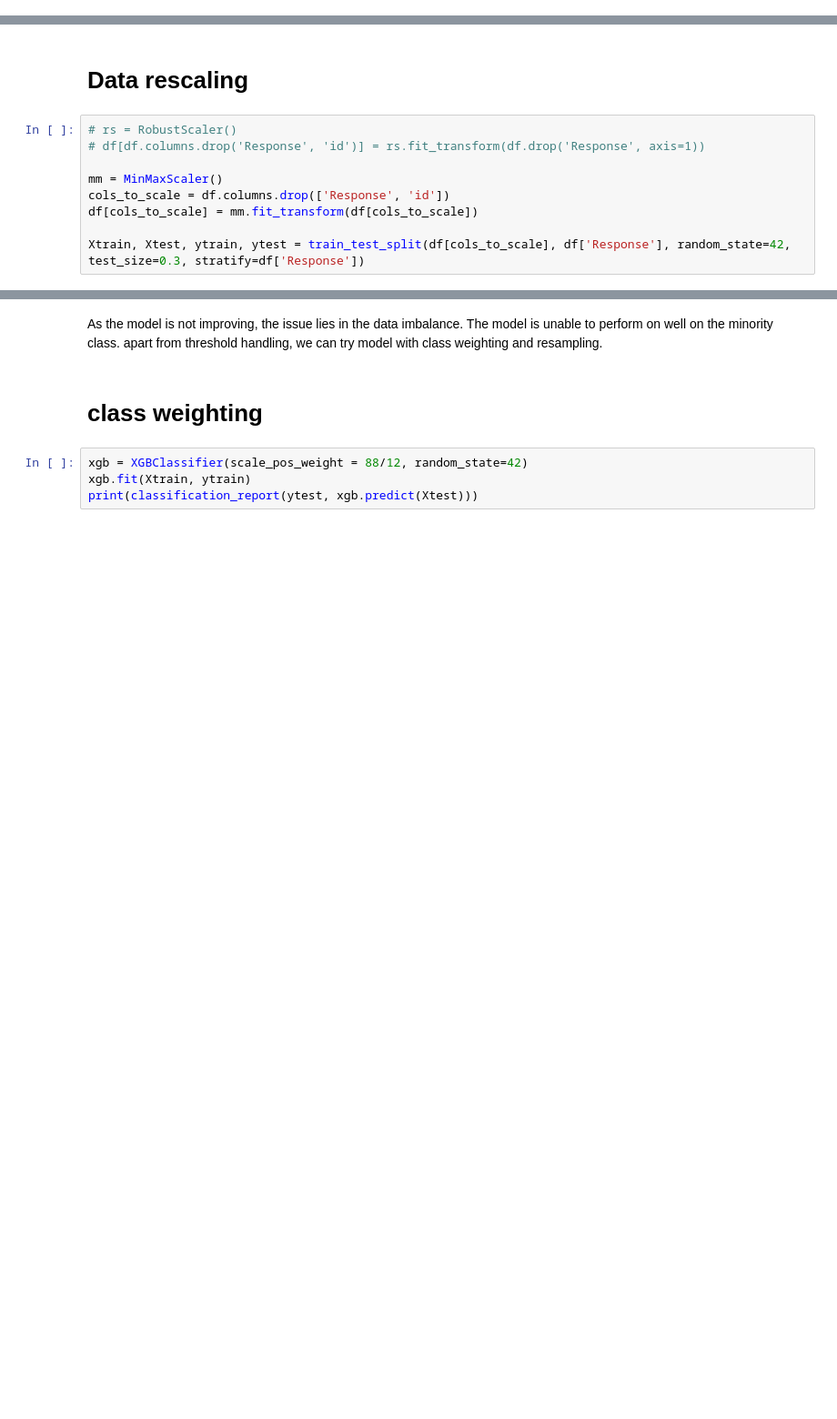
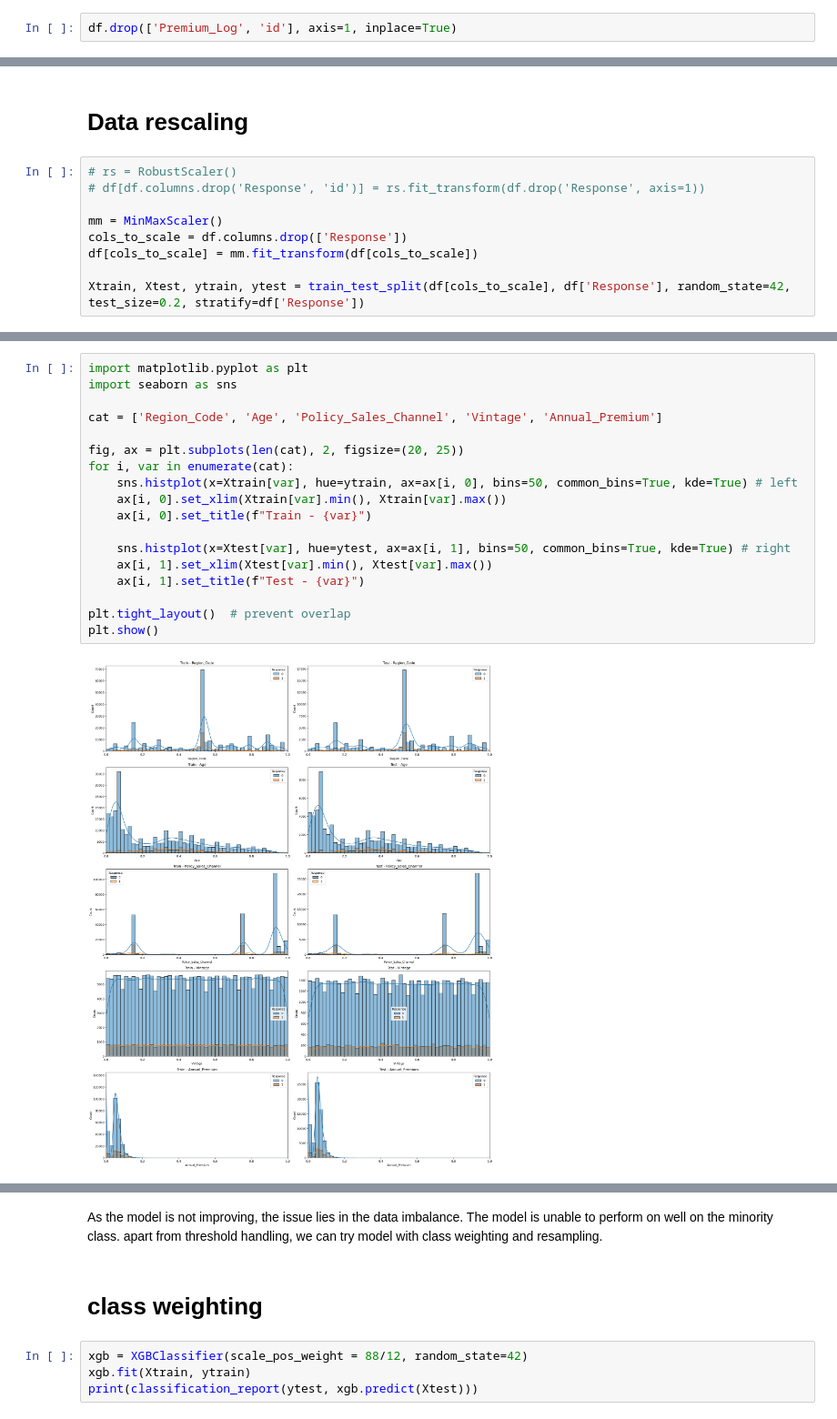
Before and after one commit to shashankgarewal/Health_Insurance_Cross_Sell_Predictor, a Jupyter notebook: notebook/modeling_2025.ipynb, the cells around one changed output, grey strips where cells are left out. Shown at 91% size. Cells and saved outputs as stored; diff of their text form; blank space fills up the shorter version.

```diff
--- a/notebook/modeling_2025.ipynb
+++ b/notebook/modeling_2025.ipynb
@@ -95,0 +88,2 @@ The choice of metrics largely depends on business outcome we expects from custom
+# %%
+df.drop(['Premium_Log', 'id'], axis=1, inplace=True)
@@ -110,7 +106,7 @@ since we also have to check with different thresholds, we should use threshold i
 # df[df.columns.drop('Response', 'id')] = rs.fit_transform(df.drop('Response', axis=1))
 
 mm = MinMaxScaler()
-cols_to_scale = df.columns.drop(['Response', 'id'])
+cols_to_scale = df.columns.drop(['Response'])
 df[cols_to_scale] = mm.fit_transform(df[cols_to_scale])
 
-Xtrain, Xtest, ytrain, ytest = train_test_split(df[cols_to_scale], df['Response'], random_state=42, test_size=0.3, stratify=df['Response'])
+Xtrain, Xtest, ytrain, ytest = train_test_split(df[cols_to_scale], df['Response'], random_state=42, test_size=0.2, stratify=df['Response'])
@@ -117,3 +128,23 @@ Xtrain, Xtest, ytrain, ytest = train_test_split(df[cols_to_scale], df['Response'
+# %%
+import matplotlib.pyplot as plt
+import seaborn as sns
+
+cat = ['Region_Code', 'Age', 'Policy_Sales_Channel', 'Vintage', 'Annual_Premium']
+
+fig, ax = plt.subplots(len(cat), 2, figsize=(20, 25))
+for i, var in enumerate(cat):
+    sns.histplot(x=Xtrain[var], hue=ytrain, ax=ax[i, 0], bins=50, common_bins=True, kde=True) # left
+    ax[i, 0].set_xlim(Xtrain[var].min(), Xtrain[var].max())
+    ax[i, 0].set_title(f"Train - {var}")
+
+    sns.histplot(x=Xtest[var], hue=ytest, ax=ax[i, 1], bins=50, common_bins=True, kde=True) # right
+    ax[i, 1].set_xlim(Xtest[var].min(), Xtest[var].max())
+    ax[i, 1].set_title(f"Test - {var}")
+
+plt.tight_layout()  # prevent overlap
+plt.show()
+# %% [output]
+[figure, added]
 # %%
 dtc = DecisionTreeClassifier(random_state=42)
 dtc.fit(Xtrain, ytrain)
```
Also changed, not shown: parts of 22 cells of this notebook.
